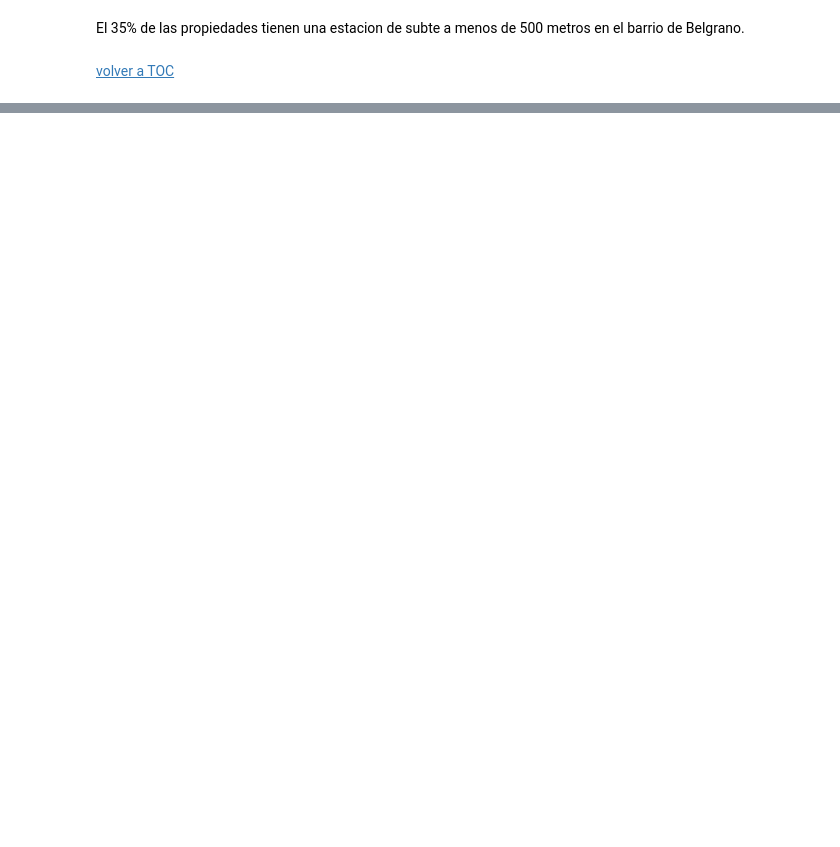
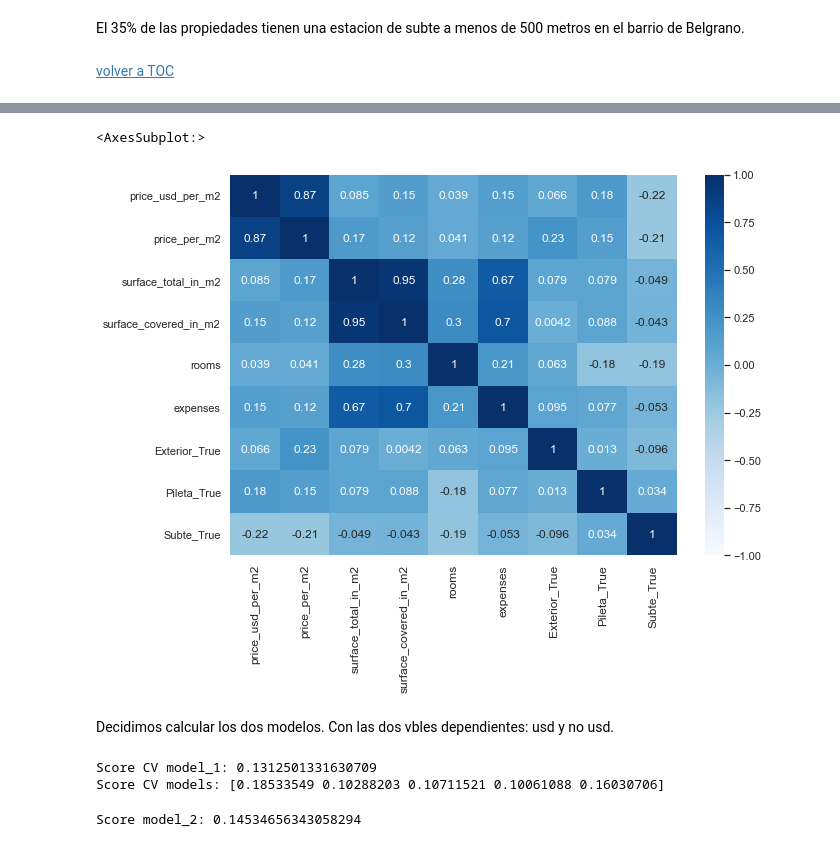
Before and after one commit to carlachka/grupo2dh, a Jupyter notebook: ws1/notebooks/belgrano.ipynb, the cells around one changed output, grey strips where cells are left out. Cells and saved outputs as stored; diff of their text form; code cells hidden in the pictures; blank space fills up the shorter version.

```diff
--- a/ws1/notebooks/belgrano.ipynb
+++ b/ws1/notebooks/belgrano.ipynb
@@ -1877,0 +1952,5 @@ El 35% de las propiedades tienen una estacion de subte a menos de 500 metros en
+# %%
+#Filtramos las columnas que vamos a usar para el modelo
+bel_subte_corr = bel_subte[['price_usd_per_m2','price_per_m2','surface_total_in_m2', 'surface_covered_in_m2', 'rooms','expenses', 'Exterior_True', 'Pileta_True','Subte_True' ]]
+print(bel_subte_corr.head())
+bel_subte_corr.corr()
@@ -1877,0 +1988,7 @@ El 35% de las propiedades tienen una estacion de subte a menos de 500 metros en
+# %%
+sns.heatmap(bel_subte_corr.corr(), annot=True, vmin=-1, cmap='Blues')
+# %% [output]
+<AxesSubplot:>
+[figure, added]
+# %% [markdown]
+Decidimos calcular los dos modelos. Con las dos vbles dependientes: usd y no usd.
@@ -1877,0 +2008,26 @@ El 35% de las propiedades tienen una estacion de subte a menos de 500 metros en
+# %%
+#Primer modelo simple
+
+X_train, X_test, y_train, y_test = train_test_split(X, y, test_size=0.30, random_state=10)
+lm = LinearRegression()
+lm_cv = cross_val_score (lm,X_train,y_train, cv=5, scoring='r2')
+y_pred = model_1.predict(X_test)
+print('Score CV model_1:',lm_cv.mean())
+print('Score CV models:',lm_cv)
+# %% [output]
+Score CV model_1: 0.1312501331630709
+Score CV models: [0.18533549 0.10288203 0.10711521 0.10061088 0.16030706]
+# %%
+#Segundo modelo usando Ridge y Cross Validation
+lm_ridge = linear_model.RidgeCV(alphas=[0.00001, 0.00005, 0.0001, 0.0005, 0.001, 0.005, 0.01,\
+                                        0.05, 0.1, 1, 5, 10],\
+                                        normalize=True, cv=5, scoring='r2')
+model_2 = lm_ridge.fit(X_train, y_train)
+#y_pred = model_2.predict(X_test)
+print('Score model_2:', model_2.score(X_train, y_train))
+#print('Score model_2:', model_2.score(X_test, y_test))
+# print ('Modelo 2 MAE:', metrics.mean_absolute_error(y_test, y_pred))
+# print ('Modelo 2 MSE:', metrics.mean_squared_error(y_test, y_pred))
+# print ('Modelo 2 RMSE:', np.sqrt(metrics.mean_squared_error(y_test, y_pred)))
+# %% [output]
+Score model_2: 0.14534656343058294
```
Also changed, not shown: parts of 37 cells of this notebook, 4 other files.
